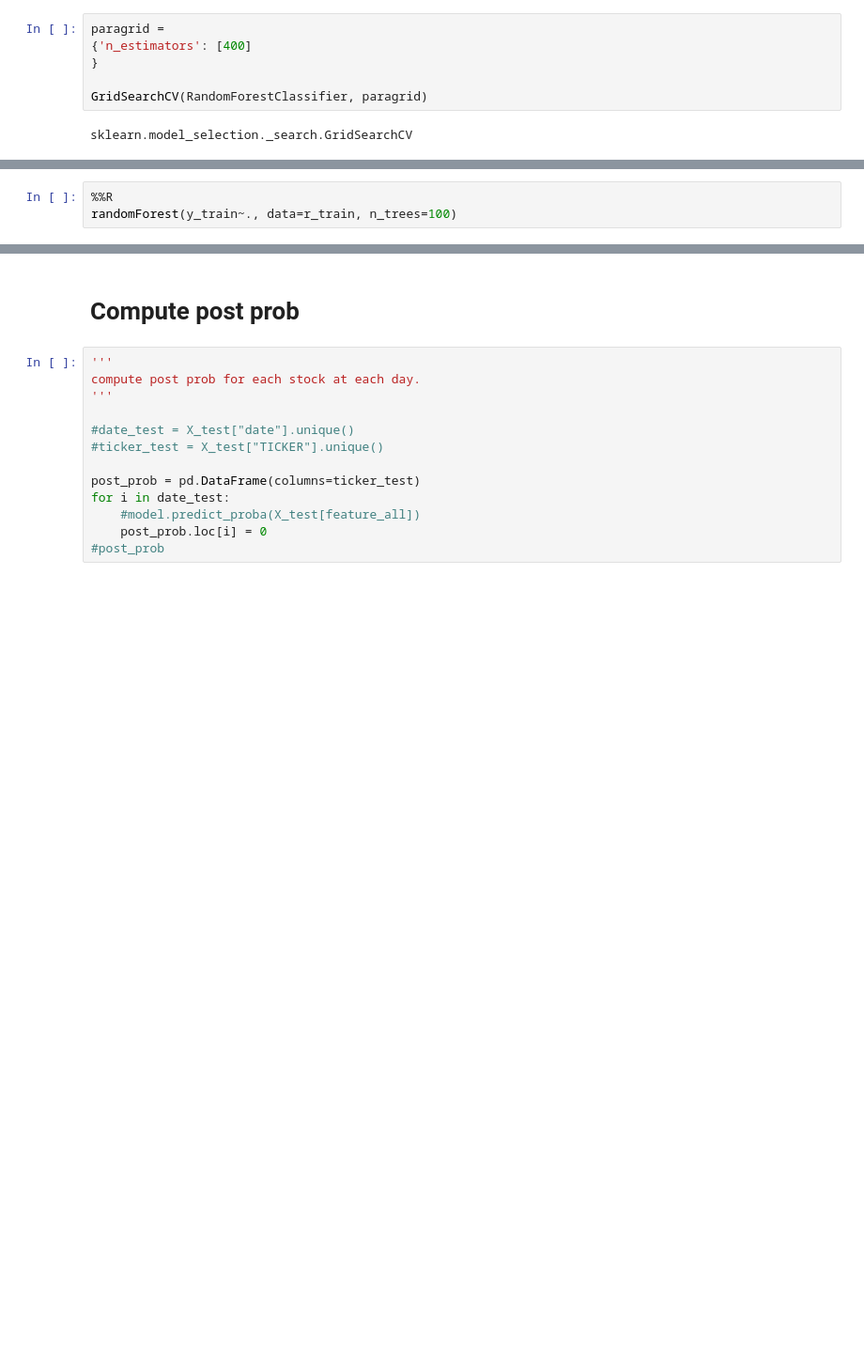
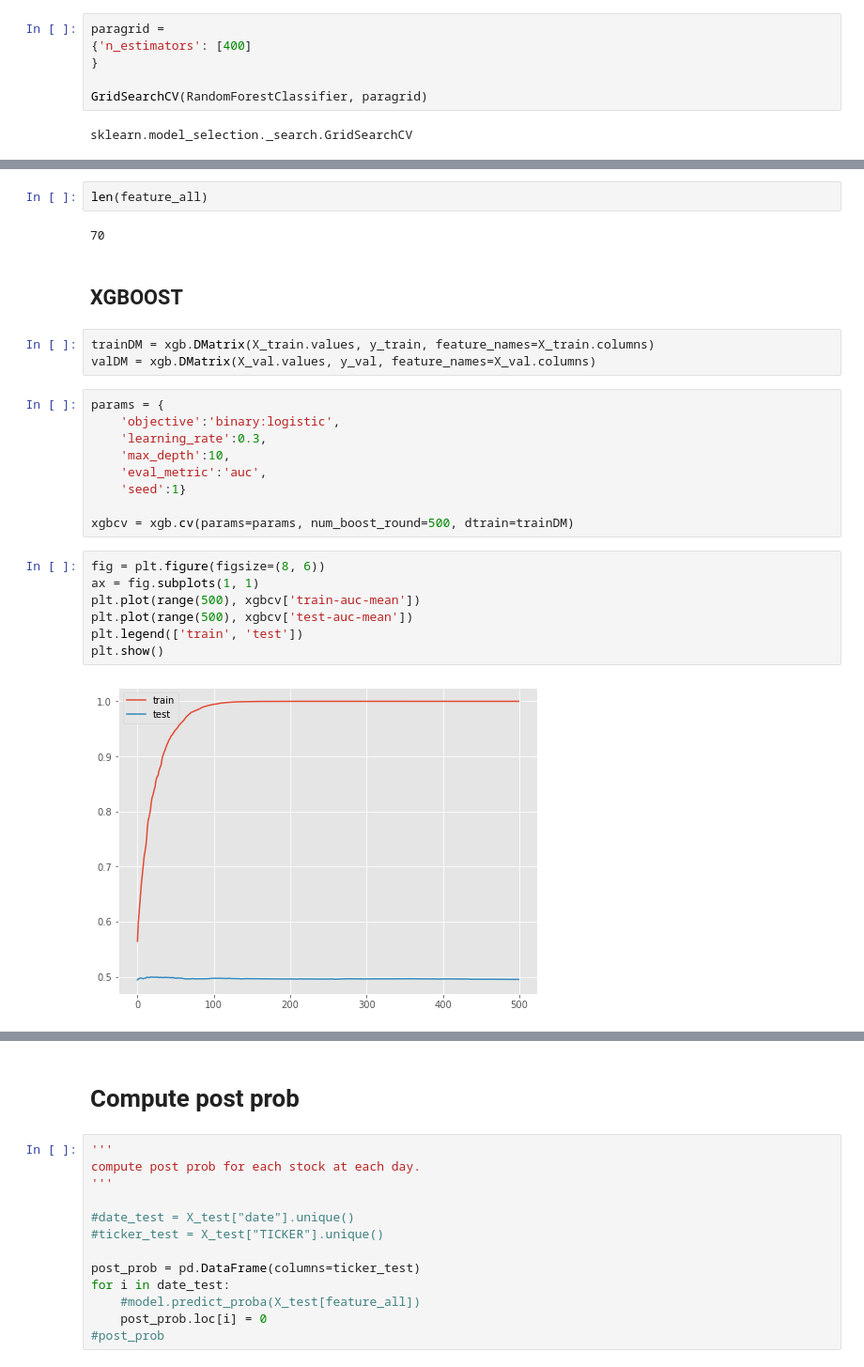
Before and after one commit to danielzzhou/mlteamproject, a Jupyter notebook: Models.ipynb, the cells around one changed output, grey strips where cells are left out. Shown at 94% size. Cells and saved outputs as stored; diff of their text form; blank space fills up the shorter version.

```diff
--- a/Models.ipynb
+++ b/Models.ipynb
@@ -257,3 +363,27 @@ head(r_train)
-# %%
-%%R
-randomForest(y_train~., data=r_train, n_trees=100)
+# %%
+len(feature_all)
+# %% [output]
+70
+# %% [markdown]
+## XGBOOST
+# %%
+trainDM = xgb.DMatrix(X_train.values, y_train, feature_names=X_train.columns)
+valDM = xgb.DMatrix(X_val.values, y_val, feature_names=X_val.columns)
+# %%
+params = {
+    'objective':'binary:logistic',
+    'learning_rate':0.3,
+    'max_depth':10,
+    'eval_metric':'auc',
+    'seed':1}
+
+xgbcv = xgb.cv(params=params, num_boost_round=500, dtrain=trainDM)
+# %%
+fig = plt.figure(figsize=(8, 6))
+ax = fig.subplots(1, 1)
+plt.plot(range(500), xgbcv['train-auc-mean'])
+plt.plot(range(500), xgbcv['test-auc-mean'])
+plt.legend(['train', 'test'])
+plt.show()
+# %% [output]
+[figure, added]
```
Also changed, not shown: parts of 47 cells of this notebook.
